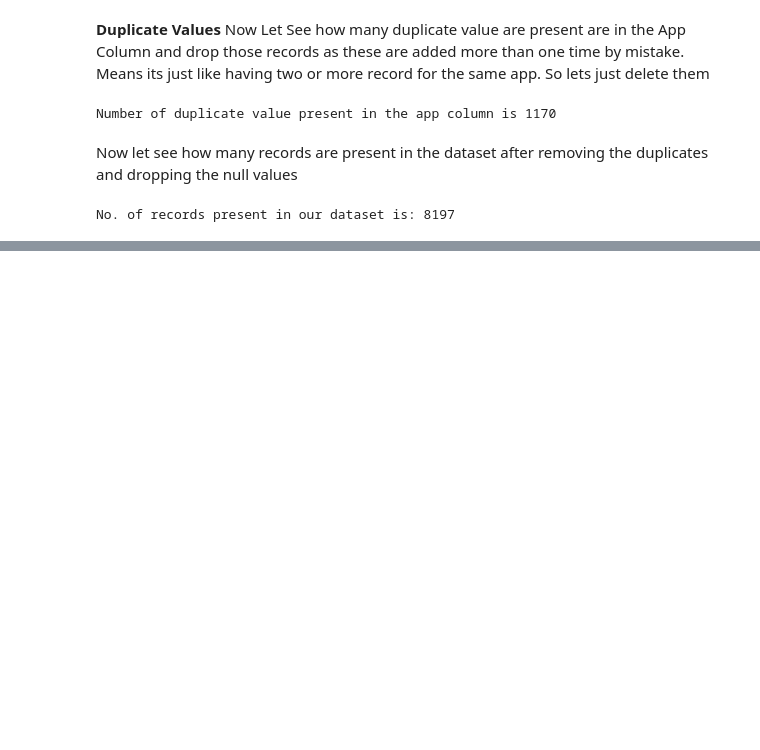
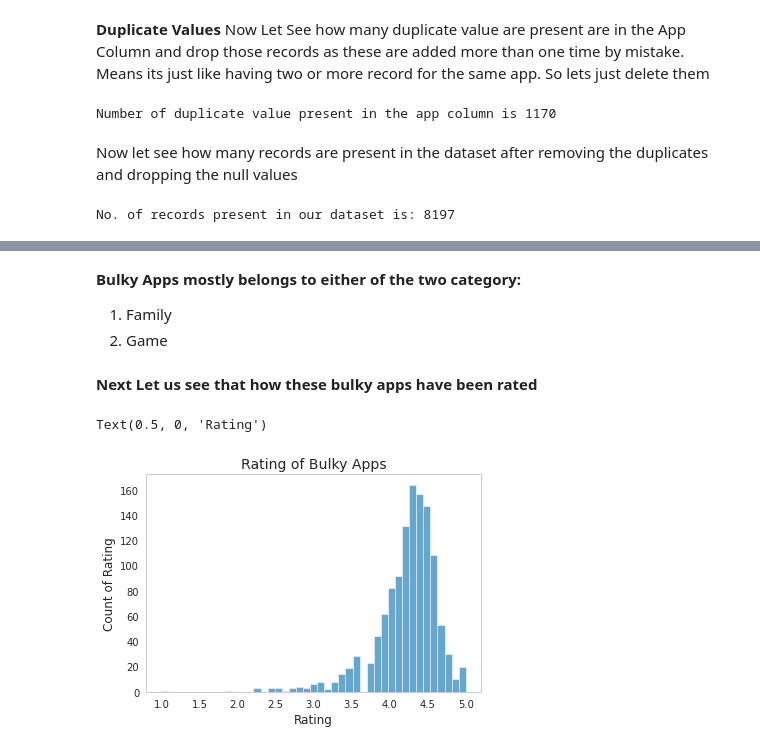
Before and after one commit to sudeep-009/GooglePlayStoreApp-analysis, a Jupyter notebook: Copy_of_Play_Store_App_Review_Analysis_Capstone_Project.ipynb, the cells around one changed output, grey strips where cells are left out. Drawn from its saved outputs; the diff is of its cells as text; code cells hidden in the pictures; blank space fills up the shorter version.

```diff
--- a/Copy_of_Play_Store_App_Review_Analysis_Capstone_Project.ipynb
+++ b/Copy_of_Play_Store_App_Review_Analysis_Capstone_Project.ipynb
@@ -268,0 +492,15 @@ No. of records present in our dataset is: 8197
+# %% [markdown]
+**Bulky Apps mostly belongs to either of the two category:**
+
+1.   Family
+2.   Game
+# %% [markdown]
+**Next Let us see that how these bulky apps have been rated**
+# %%
+sns.histplot(data=bulky_app_df,x='Rating')
+plt.title('Rating of Bulky Apps',size = 14)
+plt.ylabel('Count of Rating', size=12)
+plt.xlabel('Rating',size=12)
+# %% [output]
+Text(0.5, 0, 'Rating')
+[figure, added]
```
Also changed, not shown: parts of 34 cells of this notebook.
